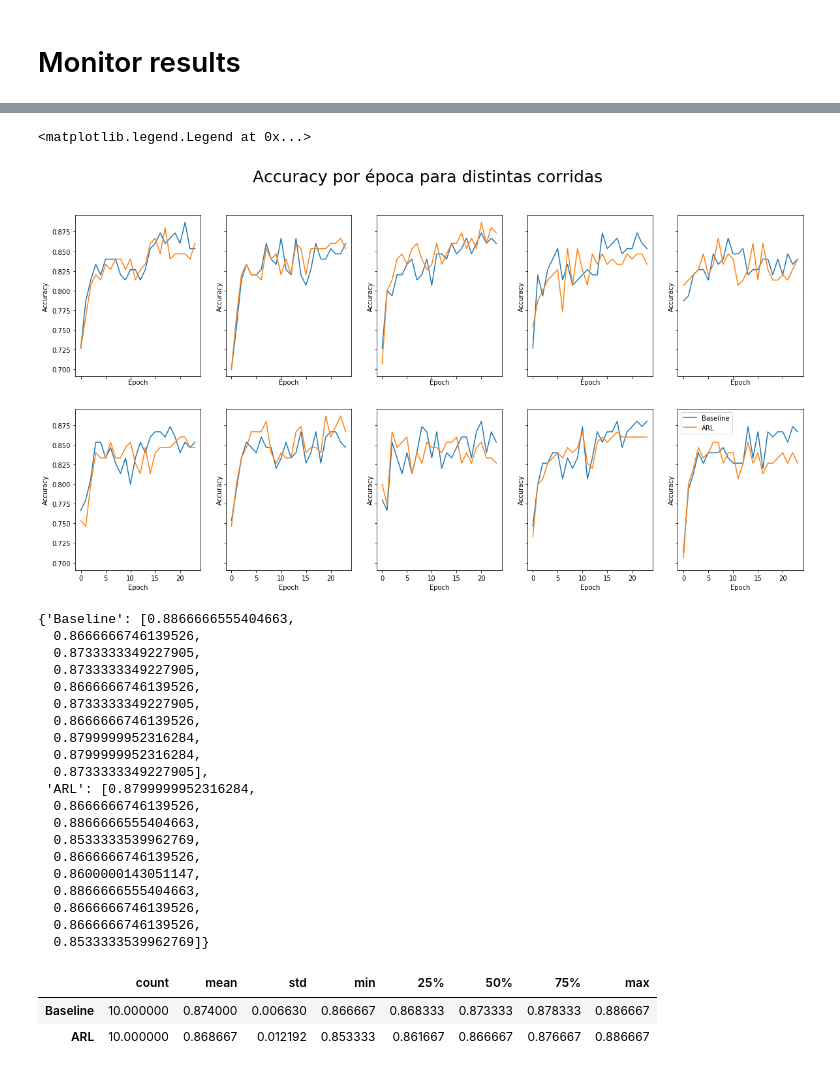
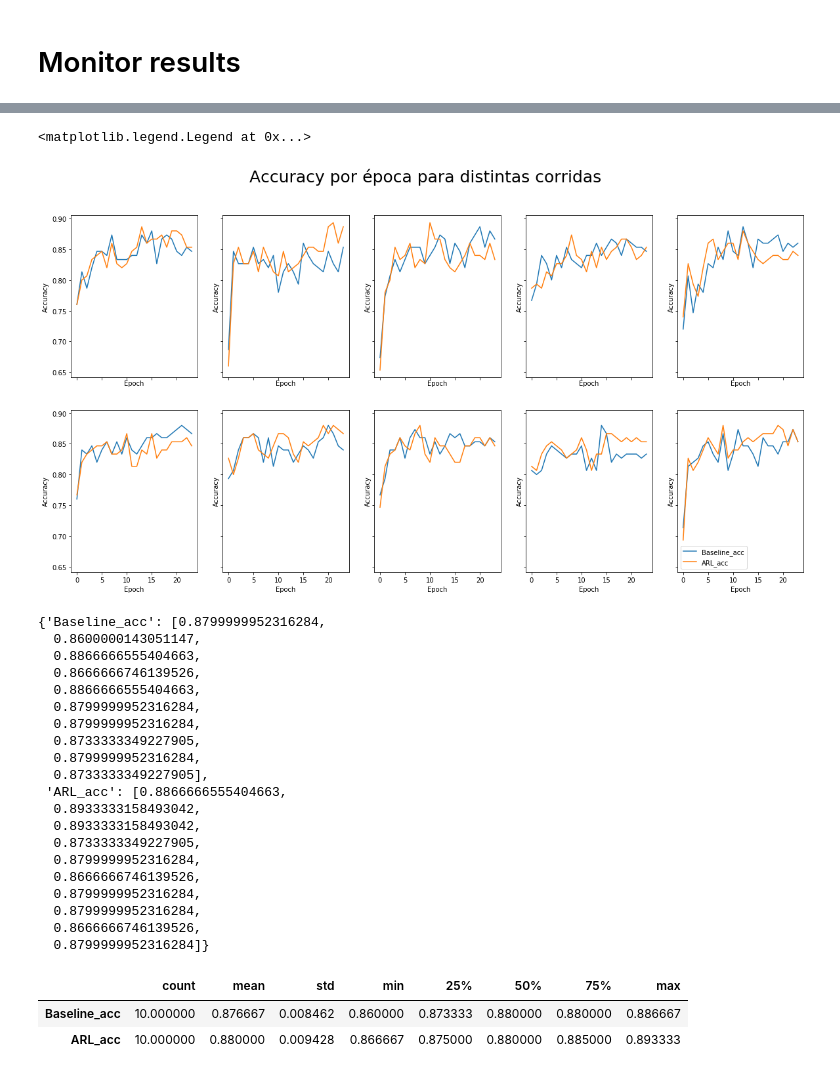
Before and after one commit to mikealche/tesis, a Jupyter notebook: Monitor.ipynb, the cells around one changed output, grey strips where cells are left out. Drawn from its saved outputs; the diff is of its cells as text; code cells hidden in the pictures.

```diff
--- a/Monitor.ipynb
+++ b/Monitor.ipynb
@@ -28,5 +28,9 @@ from exp import *
 # results_file_name = 'results/color_ben_analysis_seed'
 # columns = ['Baseline','Max RGB','Shades of Gray', 'Ben Graham']
 
-results_file_name = 'results/second_take_resnet_50_arl_seed'
-columns = ['Baseline','ARL']
+results_file_name = 'results/third_take_resnet_50_arl_seed'
+columns = ['Baseline_acc','ARL_acc']
+auroc_cols = ['Baseline_auroc','ARL_auroc']
+# %%
+i=2
+pd.read_csv(f'{results_file_name}_{i}.txt')
@@ -33,52 +55,54 @@ columns = ['Baseline','ARL']
 # %%
 runs = {}
 baseline = {}
 fig, axs = plt.subplots(2,5, figsize=(20,10), sharey=True, sharex=True)
 fig.suptitle('Accuracy por época para distintas corridas', fontsize=25)
 
 for i in range(1,11):
 #     baseline[i] = pd.read_csv(f'results/resnet_50_arl_seed_{i}.txt').Baseline
     runs[i] = pd.read_csv(f'{results_file_name}_{i}.txt')
 #     runs[i]['Baseline'] = pd.read_csv(f'results/resnet_50_arl_seed_{i}.txt').Baseline
 #     print(runs[i])
 #     del runs[i]['Baseline SOG']
 #     del runs[i]['Segmented SOG']
 #     print(runs[i])
+    for col in auroc_cols:
+        del runs[i][col]
     ax = axs[(i-1) // 5 , (i-1) %5]
     ax.plot(runs[i])
     ax.set_xlabel('Epoch')
     ax.set_ylabel('Accuracy')
 
 #     runs[i].plot()
 plt.legend(runs[i].columns)
 # %% [output]
 <matplotlib.legend.Legend at 0x...>
-[figure, old version]
+[figure, new version]
 # %%
 max_dicc = {col: [runs[r].max()[col] for r in runs] for col in columns }
 
 max_dicc
 # %% [output]
-{'Baseline': [0.8866666555404663,
+{'Baseline_acc': [0.8799999952316284,
+  0.8600000143051147,
+  0.8866666555404663,
   0.8666666746139526,
+  0.8866666555404663,
+  0.8799999952316284,
+  0.8799999952316284,
   0.8733333349227905,
+  0.8799999952316284,
+  0.8733333349227905],
+ 'ARL_acc': [0.8866666555404663,
+  0.8933333158493042,
+  0.8933333158493042,
   0.8733333349227905,
-  0.8666666746139526,
-  0.8733333349227905,
+  0.8799999952316284,
   0.8666666746139526,
   0.8799999952316284,
   0.8799999952316284,
-  0.8733333349227905],
- 'ARL': [0.8799999952316284,
   0.8666666746139526,
-  0.8866666555404663,
-  0.8533333539962769,
-  0.8666666746139526,
-  0.8600000143051147,
-  0.8866666555404663,
-  0.8666666746139526,
-  0.8666666746139526,
-  0.8533333539962769]}
+  0.8799999952316284]}
 # %%
 df = pd.DataFrame(max_dicc)
 # %%
@@ -92,5 +116,5 @@ def highlight_max(s):
 df.describe().transpose().style.apply(highlight_max)
 # %% [output]
 |  | count | mean | std | min | 25% | 50% | 75% | max |
-| Baseline | 10.000000 | 0.874000 | 0.006630 | 0.866667 | 0.868333 | 0.873333 | 0.878333 | 0.886667 |
-| ARL | 10.000000 | 0.868667 | 0.012192 | 0.853333 | 0.861667 | 0.866667 | 0.876667 | 0.886667 |
+| Baseline_acc | 10.000000 | 0.876667 | 0.008462 | 0.860000 | 0.873333 | 0.880000 | 0.880000 | 0.886667 |
+| ARL_acc | 10.000000 | 0.880000 | 0.009428 | 0.866667 | 0.875000 | 0.880000 | 0.885000 | 0.893333 |
```
Also changed, not shown: parts of 1 cell of this notebook, 1 other file.
